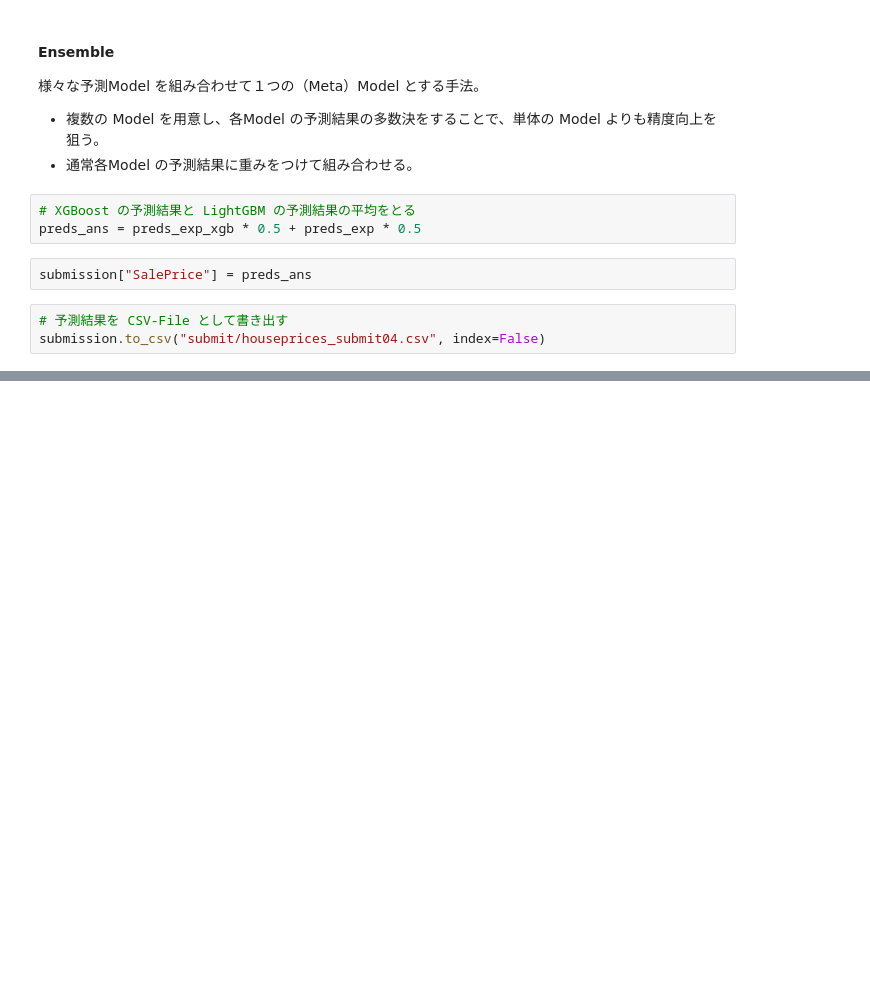
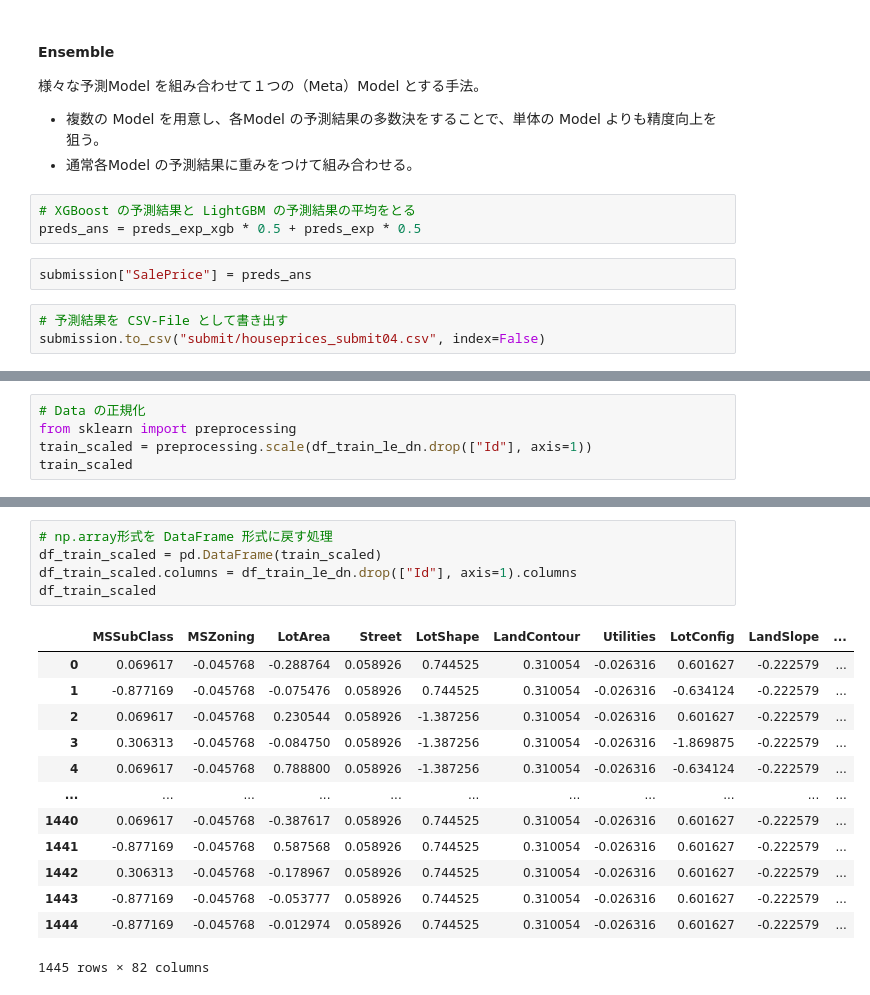
Before and after one commit to 1024xx4/kaggle_house_prices, a Jupyter notebook: kaggle_house-price.ipynb, the cells around one changed output, grey strips where cells are left out. Drawn from its saved outputs; the diff is of its cells as text; blank space fills up the shorter version.

```diff
--- a/kaggle_house-price.ipynb
+++ b/kaggle_house-price.ipynb
@@ -1774,0 +1798,5 @@ submission.to_csv("submit/houseprices_submit04.csv", index=False)
+# %%
+# Data の正規化
+from sklearn import preprocessing
+train_scaled = preprocessing.scale(df_train_le_dn.drop(["Id"], axis=1))
+train_scaled
@@ -1774,0 +1817,19 @@ submission.to_csv("submit/houseprices_submit04.csv", index=False)
+# %%
+# np.array形式を DataFrame 形式に戻す処理
+df_train_scaled = pd.DataFrame(train_scaled)
+df_train_scaled.columns = df_train_le_dn.drop(["Id"], axis=1).columns
+df_train_scaled
+# %% [output]
+|  | MSSubClass | MSZoning | LotArea | Street | LotShape | LandContour | Utilities | LotConfig | LandSlope | ... |
+| 0 | 0.069617 | -0.045768 | -0.288764 | 0.058926 | 0.744525 | 0.310054 | -0.026316 | 0.601627 | -0.222579 | ... |
+| 1 | -0.877169 | -0.045768 | -0.075476 | 0.058926 | 0.744525 | 0.310054 | -0.026316 | -0.634124 | -0.222579 | ... |
+| 2 | 0.069617 | -0.045768 | 0.230544 | 0.058926 | -1.387256 | 0.310054 | -0.026316 | 0.601627 | -0.222579 | ... |
+| 3 | 0.306313 | -0.045768 | -0.084750 | 0.058926 | -1.387256 | 0.310054 | -0.026316 | -1.869875 | -0.222579 | ... |
+| 4 | 0.069617 | -0.045768 | 0.788800 | 0.058926 | -1.387256 | 0.310054 | -0.026316 | -0.634124 | -0.222579 | ... |
+| ... | ... | ... | ... | ... | ... | ... | ... | ... | ... | ... |
+| 1440 | 0.069617 | -0.045768 | -0.387617 | 0.058926 | 0.744525 | 0.310054 | -0.026316 | 0.601627 | -0.222579 | ... |
+| 1441 | -0.877169 | -0.045768 | 0.587568 | 0.058926 | 0.744525 | 0.310054 | -0.026316 | 0.601627 | -0.222579 | ... |
+| 1442 | 0.306313 | -0.045768 | -0.178967 | 0.058926 | 0.744525 | 0.310054 | -0.026316 | 0.601627 | -0.222579 | ... |
+| 1443 | -0.877169 | -0.045768 | -0.053777 | 0.058926 | 0.744525 | 0.310054 | -0.026316 | 0.601627 | -0.222579 | ... |
+| 1444 | -0.877169 | -0.045768 | -0.012974 | 0.058926 | 0.744525 | 0.310054 | -0.026316 | 0.601627 | -0.222579 | ... |
+1445 rows × 82 columns
```
Also changed, not shown: parts of 4 cells of this notebook.
